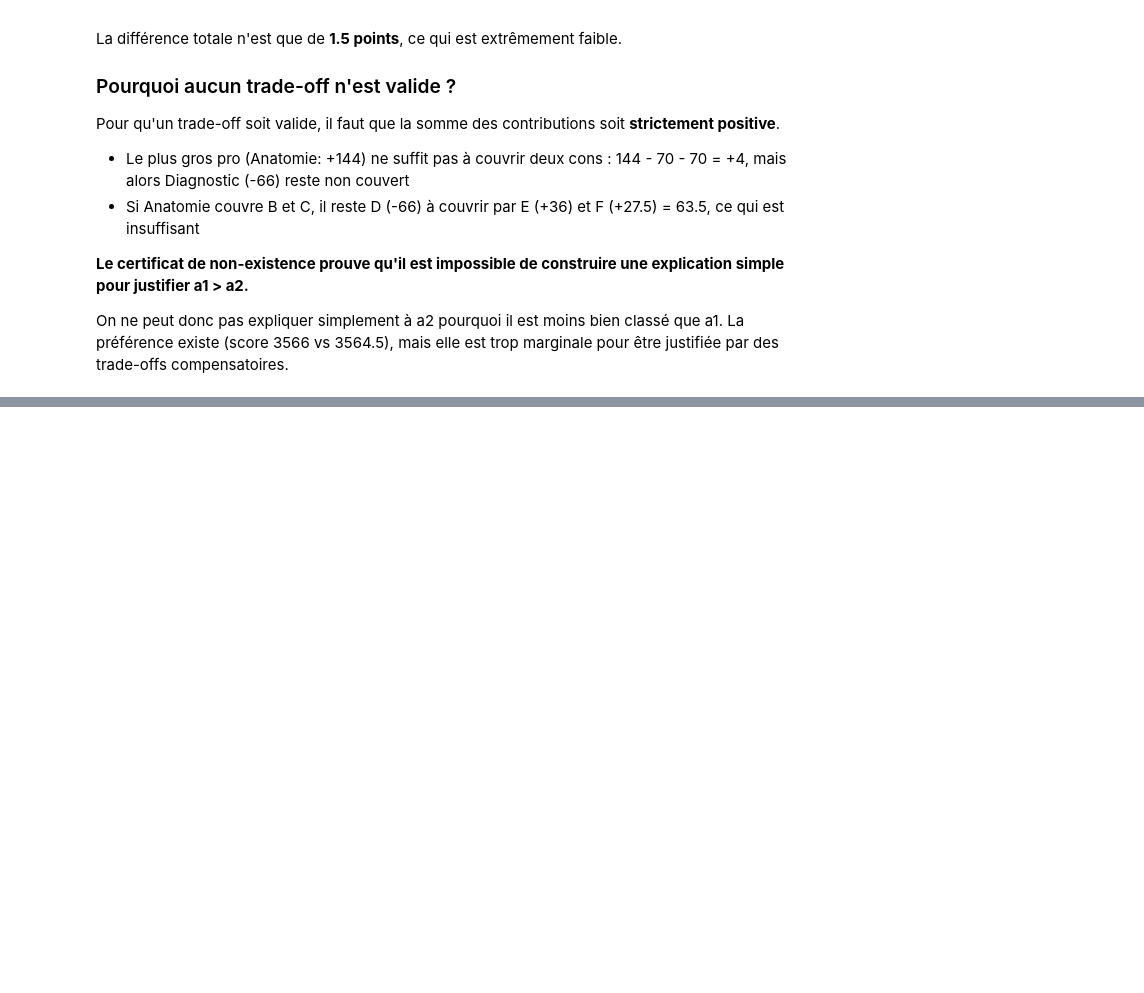
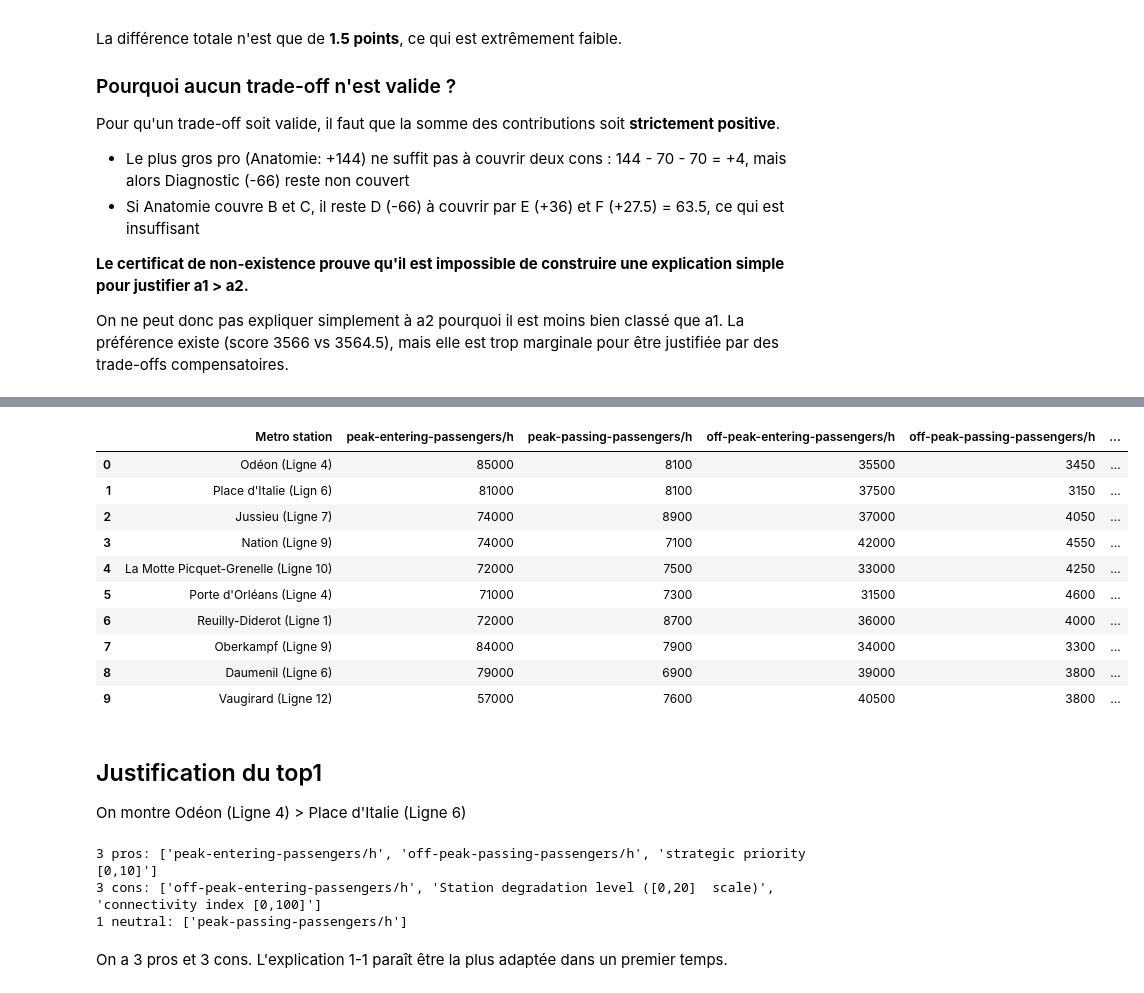
Before and after one commit to Limekaaa/SDP_proj, a Jupyter notebook: question1_SDP.ipynb, the cells around one changed output, grey strips where cells are left out. Drawn from its saved outputs; the diff is of its cells as text; code cells hidden in the pictures; blank space fills up the shorter version.

```diff
--- a/question1_SDP.ipynb
+++ b/question1_SDP.ipynb
@@ -750,0 +808,39 @@ On ne peut donc pas expliquer simplement à a2 pourquoi il est moins bien class
+# %%
+ratp_data['Score'] = ratp_data.iloc[:, 1:].values @ weights
+ratp_data.sort_values(by='Score', ascending=False, inplace=True)
+ratp_data['Rank'] = np.arange(1, ratp_data.shape[0]+1)
+ratp_data.reset_index(drop=True, inplace=True)
+ratp_data
+# %% [output]
+|  | Metro station | peak-entering-passengers/h | peak-passing-passengers/h | off-peak-entering-passengers/h | off-peak-passing-passengers/h | ... |
+| 0 | Odéon (Ligne 4) | 85000 | 8100 | 35500 | 3450 | ... |
+| 1 | Place d'Italie (Lign 6) | 81000 | 8100 | 37500 | 3150 | ... |
+| 2 | Jussieu (Ligne 7) | 74000 | 8900 | 37000 | 4050 | ... |
+| 3 | Nation (Ligne 9) | 74000 | 7100 | 42000 | 4550 | ... |
+| 4 | La Motte Picquet-Grenelle (Ligne 10) | 72000 | 7500 | 33000 | 4250 | ... |
+| 5 | Porte d'Orléans (Ligne 4) | 71000 | 7300 | 31500 | 4600 | ... |
+| 6 | Reuilly-Diderot (Ligne 1) | 72000 | 8700 | 36000 | 4000 | ... |
+| 7 | Oberkampf (Ligne 9) | 84000 | 7900 | 34000 | 3300 | ... |
+| 8 | Daumenil (Ligne 6) | 79000 | 6900 | 39000 | 3800 | ... |
+| 9 | Vaugirard (Ligne 12) | 57000 | 7600 | 40500 | 3800 | ... |
+# %% [markdown]
+## Justification du top1
+
+On montre Odéon (Ligne 4) > Place d'Italie (Ligne 6)
+# %%
+odeon = ratp_data.iloc[0].values.flatten()[1:-2].astype(float)
+italie = ratp_data.iloc[1].values.flatten()[1:-2].astype(float)
+
+pros = [i for i in range(len(odeon)) if odeon[i] > italie[i]]
+cons = [i for i in range(len(odeon)) if odeon[i] < italie[i]]
+neutral = [i for i in range(len(odeon)) if odeon[i] == italie[i]]
+
+print(f"{len(pros)} pros:", [ratp_data.columns[i+1] for i in pros])
+print(f"{len(cons)} cons:", [ratp_data.columns[i+1] for i in cons])
+print(f"{len(neutral)} neutral:", [ratp_data.columns[i+1] for i in neutral])
+# %% [output]
+3 pros: ['peak-entering-passengers/h', 'off-peak-passing-passengers/h', 'strategic priority [0,10]']
+3 cons: ['off-peak-entering-passengers/h', 'Station degradation level ([0,20]  scale)', 'connectivity index [0,100]']
+1 neutral: ['peak-passing-passengers/h']
+# %% [markdown]
+On a 3 pros et 3 cons. L'explication 1-1 paraît être la plus adaptée dans un premier temps.
```
Also changed, not shown: parts of 44 cells of this notebook.
